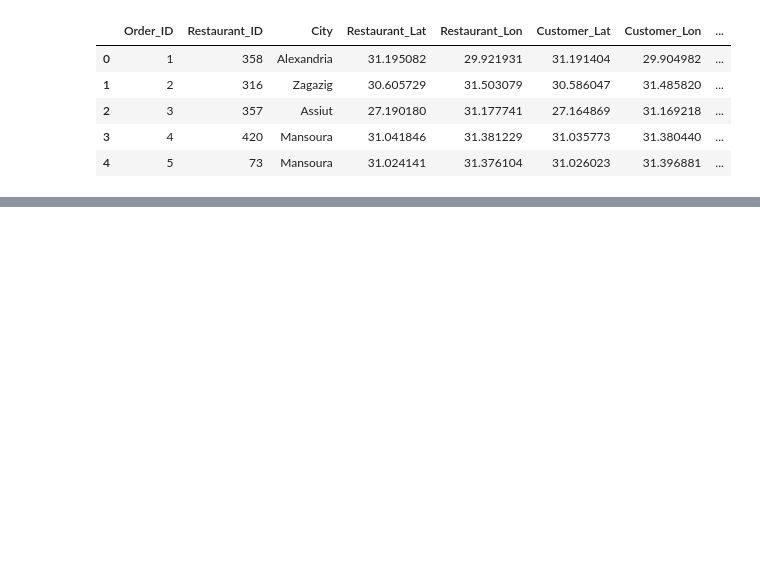
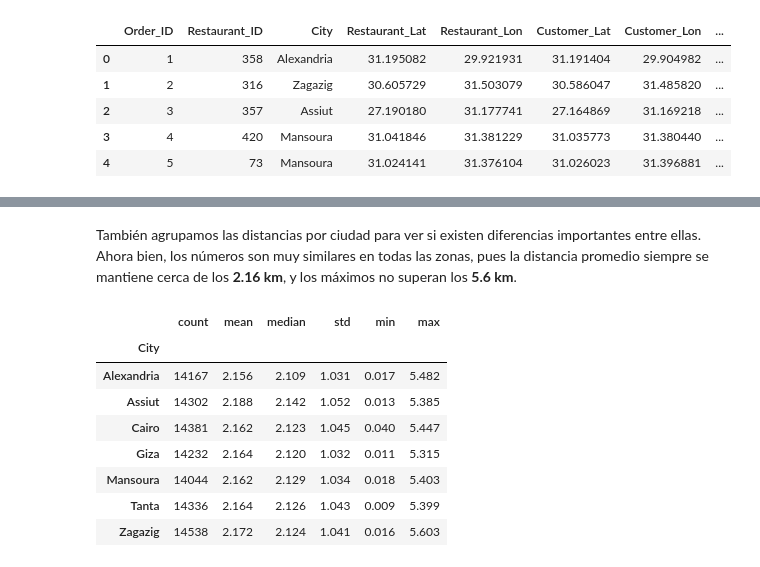
Before and after one commit to printf-scarlettqrow/OptimizerProyect, a Jupyter notebook: notebooks/exploratoryAnalysis.ipynb, the cells around one changed output, grey strips where cells are left out. Cells and saved outputs as stored; diff of their text form; code cells hidden in the pictures; blank space fills up the shorter version.

```diff
--- a/notebooks/exploratoryAnalysis.ipynb
+++ b/notebooks/exploratoryAnalysis.ipynb
@@ -66,0 +162,22 @@ max        31.220096      31.521995                  60.000000
+# %% [markdown]
+También agrupamos las distancias por ciudad para ver si existen diferencias importantes entre ellas. Ahora bien, los números son muy similares en todas las zonas, pues la distancia promedio siempre se mantiene cerca de los **2.16 km**, y los máximos no superan los **5.6 km**.
+# %%
+# Distancia por ciudad
+df.groupby('City')['Distance_km'].agg([
+    ('count', 'count'),
+    ('mean', 'mean'),
+    ('median', 'median'),
+    ('std', 'std'),
+    ('min', 'min'),
+    ('max', 'max')
+]).round(3)
+# %% [output]
+|  | count | mean | median | std | min | max |
+| City |  |  |  |  |  |  |
+| Alexandria | 14167 | 2.156 | 2.109 | 1.031 | 0.017 | 5.482 |
+| Assiut | 14302 | 2.188 | 2.142 | 1.052 | 0.013 | 5.385 |
+| Cairo | 14381 | 2.162 | 2.123 | 1.045 | 0.040 | 5.447 |
+| Giza | 14232 | 2.164 | 2.120 | 1.032 | 0.011 | 5.315 |
+| Mansoura | 14044 | 2.162 | 2.129 | 1.034 | 0.018 | 5.403 |
+| Tanta | 14336 | 2.164 | 2.126 | 1.043 | 0.009 | 5.399 |
+| Zagazig | 14538 | 2.172 | 2.124 | 1.041 | 0.016 | 5.603 |
```
Also changed, not shown: parts of 33 cells of this notebook, 1 other file.
